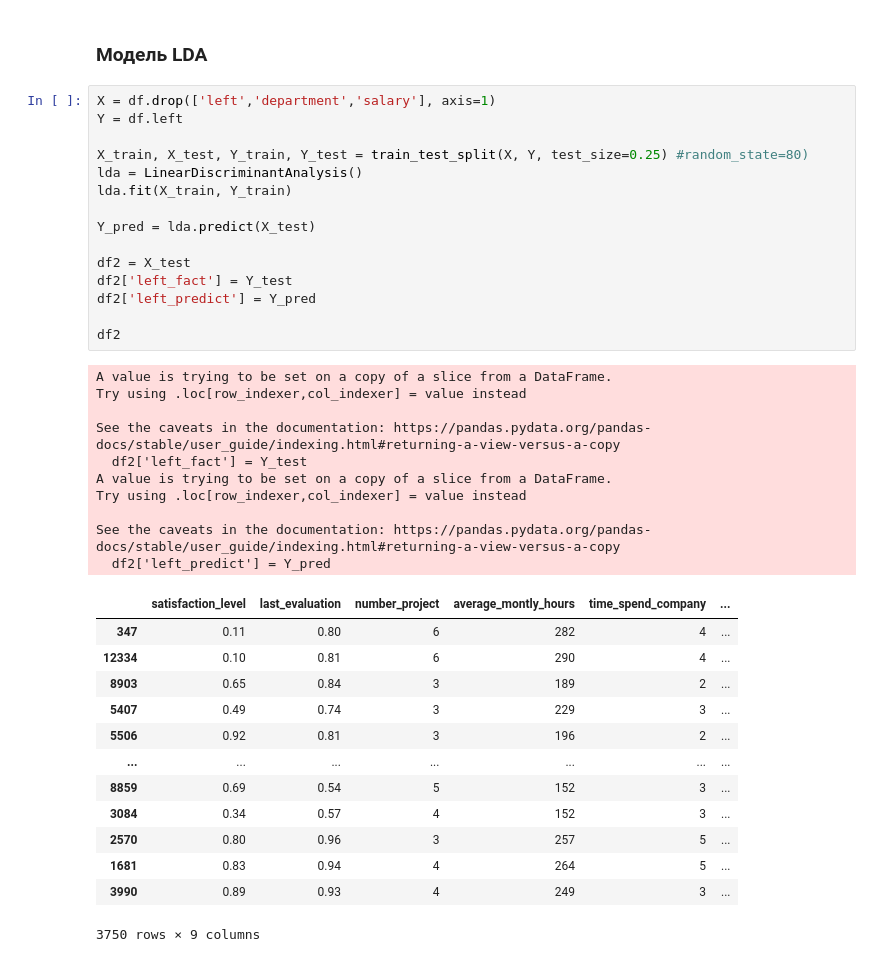
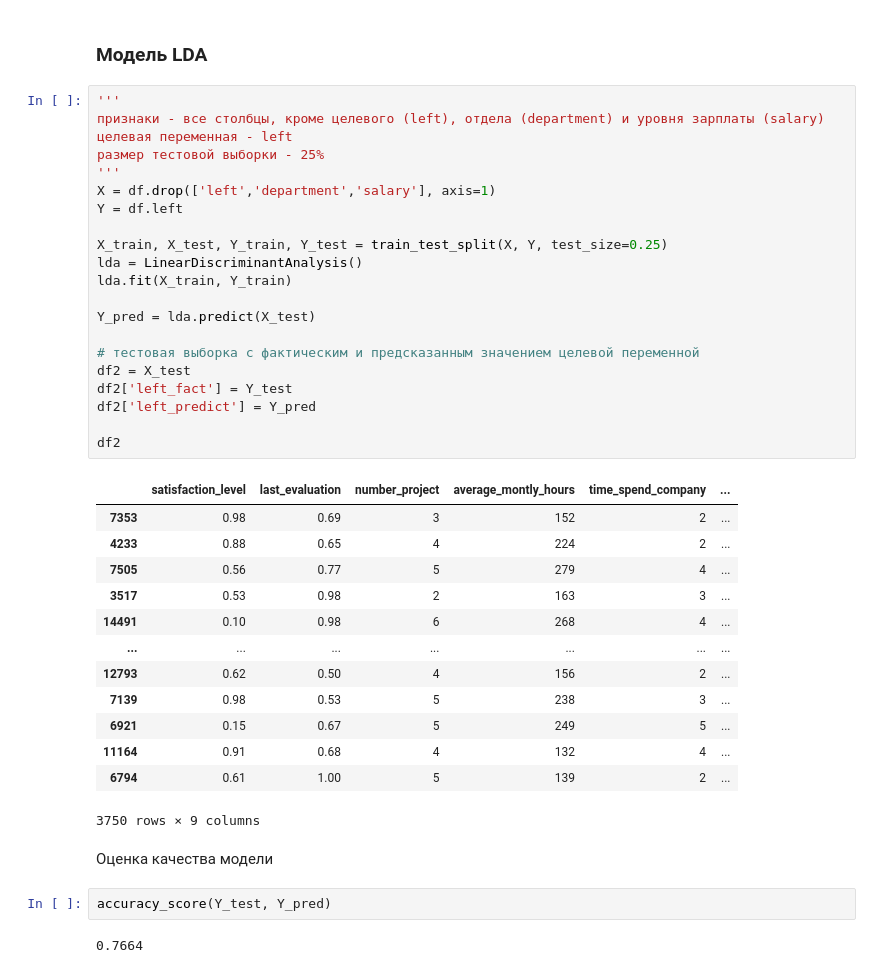
Before and after one commit to alexei-dobriansky/python-homework, a Jupyter notebook: diploma/diploma.ipynb, the cells around one changed output. Saved outputs shown, nothing was run; the diff lists cells and outputs as text.

```diff
--- a/diploma/diploma.ipynb
+++ b/diploma/diploma.ipynb
@@ -191,41 +194,43 @@ df_metrics
 # %% [markdown]
 ### Модель LDA
 # %%
+'''
+признаки - все столбцы, кроме целевого (left), отдела (department) и уровня зарплаты (salary)
+целевая переменная - left
+размер тестовой выборки - 25%
+'''
 X = df.drop(['left','department','salary'], axis=1)
 Y = df.left
 
-X_train, X_test, Y_train, Y_test = train_test_split(X, Y, test_size=0.25) #random_state=80)
+X_train, X_test, Y_train, Y_test = train_test_split(X, Y, test_size=0.25)
 lda = LinearDiscriminantAnalysis()
 lda.fit(X_train, Y_train)
 
 Y_pred = lda.predict(X_test)
 
+# тестовая выборка с фактическим и предсказанным значением целевой переменной
 df2 = X_test
 df2['left_fact'] = Y_test
 df2['left_predict'] = Y_pred
 
 df2
 # %% [output]
+|  | satisfaction_level | last_evaluation | number_project | average_montly_hours | time_spend_company | ... |
+| 7353 | 0.98 | 0.69 | 3 | 152 | 2 | ... |
+| 4233 | 0.88 | 0.65 | 4 | 224 | 2 | ... |
+| 7505 | 0.56 | 0.77 | 5 | 279 | 4 | ... |
+| 3517 | 0.53 | 0.98 | 2 | 163 | 3 | ... |
+| 14491 | 0.10 | 0.98 | 6 | 268 | 4 | ... |
+| ... | ... | ... | ... | ... | ... | ... |
+| 12793 | 0.62 | 0.50 | 4 | 156 | 2 | ... |
+| 7139 | 0.98 | 0.53 | 5 | 238 | 3 | ... |
+| 6921 | 0.15 | 0.67 | 5 | 249 | 5 | ... |
+| 11164 | 0.91 | 0.68 | 4 | 132 | 4 | ... |
+| 6794 | 0.61 | 1.00 | 5 | 139 | 2 | ... |
-A value is trying to be set on a copy of a slice from a DataFrame.
-Try using .loc[row_indexer,col_indexer] = value instead
-
-See the caveats in the documentation: https://pandas.pydata.org/pandas-docs/stable/user_guide/indexing.html#returning-a-view-versus-a-copy
-  df2['left_fact'] = Y_test
-A value is trying to be set on a copy of a slice from a DataFrame.
-Try using .loc[row_indexer,col_indexer] = value instead
-
-See the caveats in the documentation: https://pandas.pydata.org/pandas-docs/stable/user_guide/indexing.html#returning-a-view-versus-a-copy
-  df2['left_predict'] = Y_pred
+3750 rows × 9 columns
-|  | satisfaction_level | last_evaluation | number_project | average_montly_hours | time_spend_company | ... |
-| 347 | 0.11 | 0.80 | 6 | 282 | 4 | ... |
-| 12334 | 0.10 | 0.81 | 6 | 290 | 4 | ... |
-| 8903 | 0.65 | 0.84 | 3 | 189 | 2 | ... |
-| 5407 | 0.49 | 0.74 | 3 | 229 | 3 | ... |
-| 5506 | 0.92 | 0.81 | 3 | 196 | 2 | ... |
-| ... | ... | ... | ... | ... | ... | ... |
-| 8859 | 0.69 | 0.54 | 5 | 152 | 3 | ... |
-| 3084 | 0.34 | 0.57 | 4 | 152 | 3 | ... |
-| 2570 | 0.80 | 0.96 | 3 | 257 | 5 | ... |
-| 1681 | 0.83 | 0.94 | 4 | 264 | 5 | ... |
-| 3990 | 0.89 | 0.93 | 4 | 249 | 3 | ... |
-3750 rows × 9 columns
+# %% [markdown]
+Оценка качества модели
+# %%
+accuracy_score(Y_test, Y_pred)
+# %% [output]
+0.7664
```
Also changed, not shown: parts of 1 cell of this notebook.
